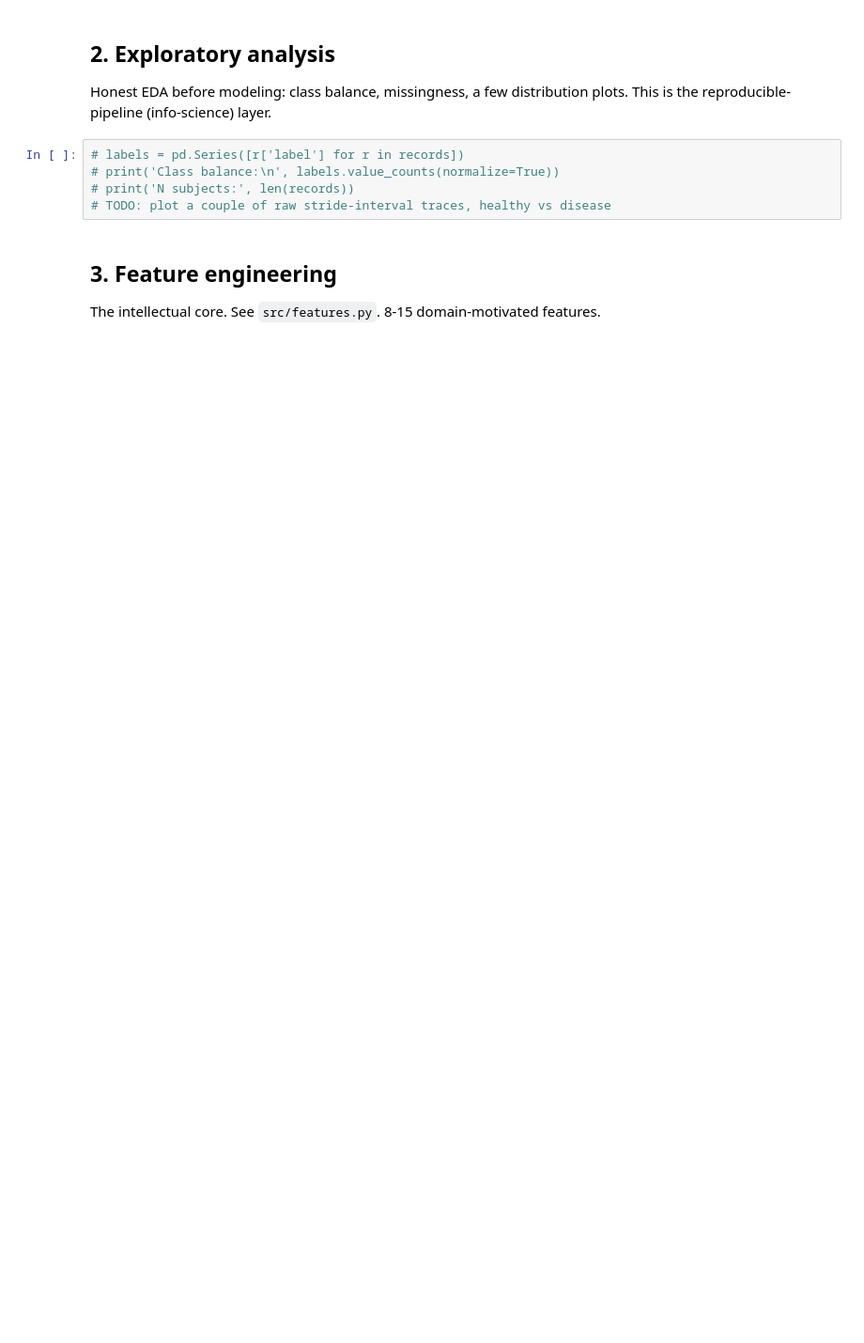
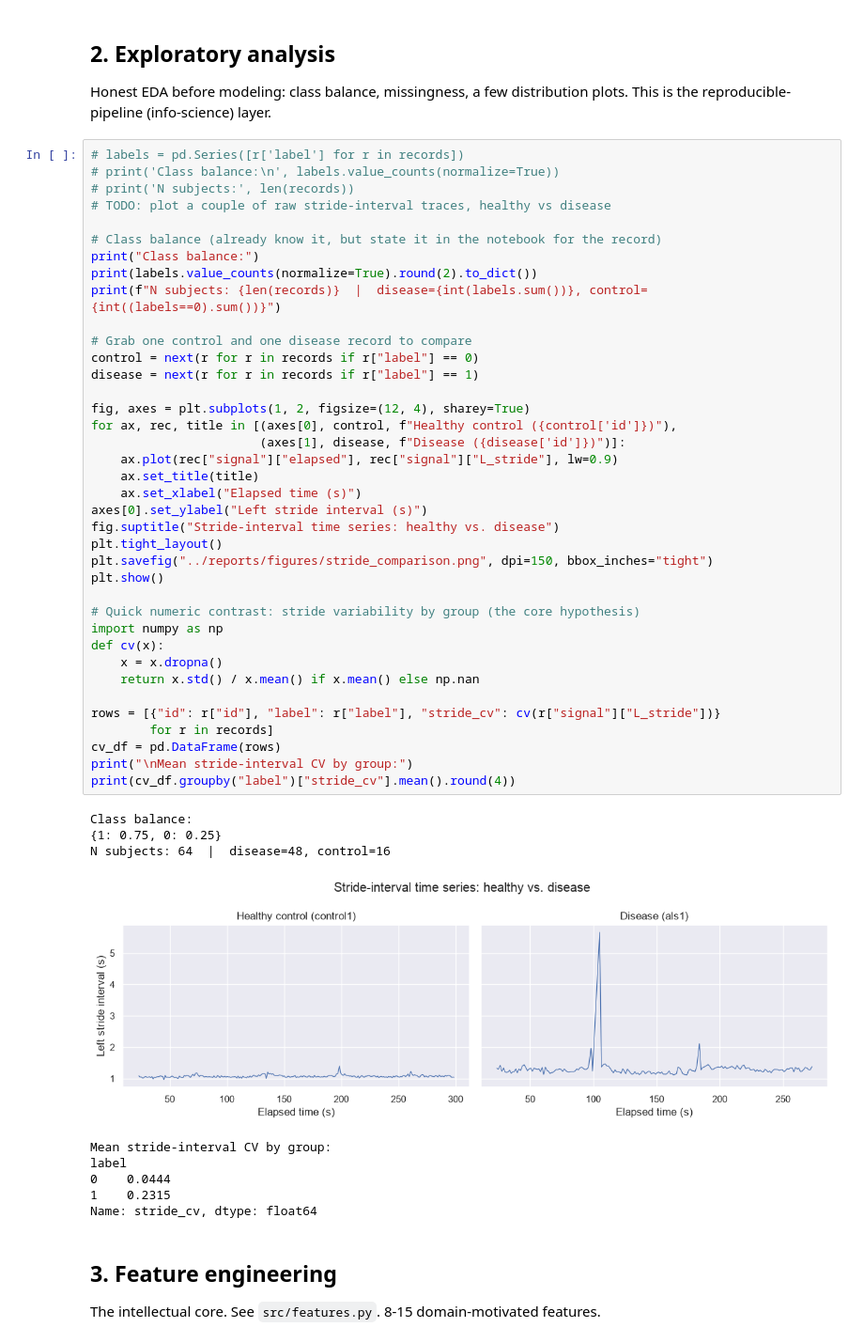
Before and after one commit to binnypark/digital-biomarker-teardown, a Jupyter notebook: notebooks/01_analysis.ipynb, the cells around one changed output. Shown at 94% size. Cells and saved outputs as stored; diff of their text form; blank space fills up the shorter version.

```diff
--- a/notebooks/01_analysis.ipynb
+++ b/notebooks/01_analysis.ipynb
@@ -39,11 +92,54 @@ raise NotImplementedError('Wire up loading to your dataset schema')
 ## 2. Exploratory analysis
 
 Honest EDA before modeling: class balance, missingness, a few distribution plots. This is the reproducible-pipeline (info-science) layer.
-# %%
-# labels = pd.Series([r['label'] for r in records])
-# print('Class balance:\n', labels.value_counts(normalize=True))
-# print('N subjects:', len(records))
-# TODO: plot a couple of raw stride-interval traces, healthy vs disease
+# %%
+# labels = pd.Series([r['label'] for r in records])
+# print('Class balance:\n', labels.value_counts(normalize=True))
+# print('N subjects:', len(records))
+# TODO: plot a couple of raw stride-interval traces, healthy vs disease
+
+# Class balance (already know it, but state it in the notebook for the record)
+print("Class balance:")
+print(labels.value_counts(normalize=True).round(2).to_dict())
+print(f"N subjects: {len(records)}  |  disease={int(labels.sum())}, control={int((labels==0).sum())}")
+
+# Grab one control and one disease record to compare
+control = next(r for r in records if r["label"] == 0)
+disease = next(r for r in records if r["label"] == 1)
+
+fig, axes = plt.subplots(1, 2, figsize=(12, 4), sharey=True)
+for ax, rec, title in [(axes[0], control, f"Healthy control ({control['id']})"),
+                       (axes[1], disease, f"Disease ({disease['id']})")]:
+    ax.plot(rec["signal"]["elapsed"], rec["signal"]["L_stride"], lw=0.9)
+    ax.set_title(title)
+    ax.set_xlabel("Elapsed time (s)")
+axes[0].set_ylabel("Left stride interval (s)")
+fig.suptitle("Stride-interval time series: healthy vs. disease")
+plt.tight_layout()
+plt.savefig("../reports/figures/stride_comparison.png", dpi=150, bbox_inches="tight")
+plt.show()
+
+# Quick numeric contrast: stride variability by group (the core hypothesis)
+import numpy as np
+def cv(x):
+    x = x.dropna()
+    return x.std() / x.mean() if x.mean() else np.nan
+
+rows = [{"id": r["id"], "label": r["label"], "stride_cv": cv(r["signal"]["L_stride"])}
+        for r in records]
+cv_df = pd.DataFrame(rows)
+print("\nMean stride-interval CV by group:")
+print(cv_df.groupby("label")["stride_cv"].mean().round(4))
+# %% [output]
+Class balance:
+{1: 0.75, 0: 0.25}
+N subjects: 64  |  disease=48, control=16
+[figure, added]
+Mean stride-interval CV by group:
+label
+0    0.0444
+1    0.2315
+Name: stride_cv, dtype: float64
 # %% [markdown]
 ## 3. Feature engineering
 
```
Also changed, not shown: parts of 11 cells of this notebook.
